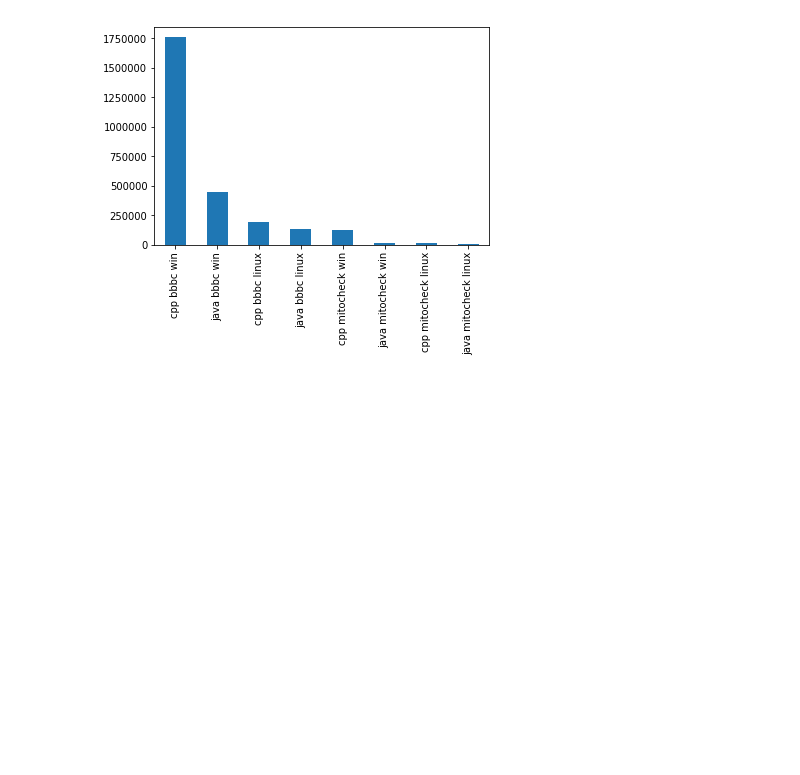
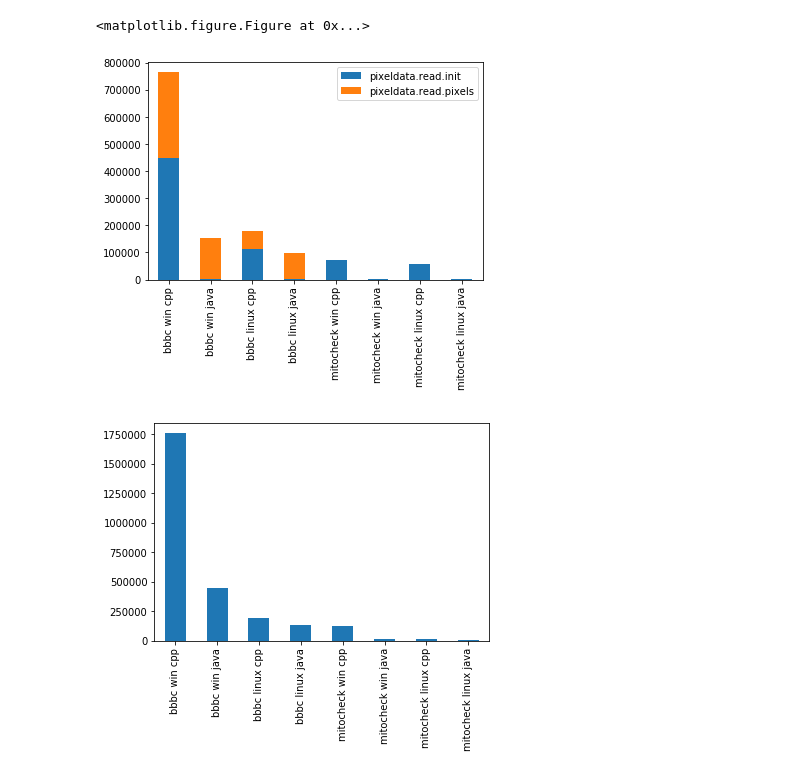
Before and after one commit to ome/ome-files-performance, a Jupyter notebook: Statistics.ipynb, the cells around one changed output. Saved outputs shown, nothing was run; the diff lists cells and outputs as text; code cells hidden in the pictures; blank space fills up the shorter version.

```diff
--- a/Statistics.ipynb
+++ b/Statistics.ipynb
@@ -67,8 +59,15 @@ plt.show()
+# %%
+plt.figure()
+ax = d[['pixeldata.read.init', 'pixeldata.read.pixels']].plot(kind='bar',stacked=True)
+ax.set_xticklabels(d.data + ' ' + d.platform + ' ' + d.lang)
+plt.show()
+# %% [output]
+<matplotlib.figure.Figure at 0x...>
+[figure, added]
 # %%
-import matplotlib.pyplot as plt
 plt.figure()
-
-d.loc['pixeldata.write'].plot(kind='bar')
+ax = d['pixeldata.write'].plot(kind='bar')
+ax.set_xticklabels(d.data + ' ' + d.platform + ' ' + d.lang)
 plt.show()
 # %% [output]
-[figure, old version]
+[figure, new version]
```
Also changed, not shown: parts of 6 cells of this notebook.
